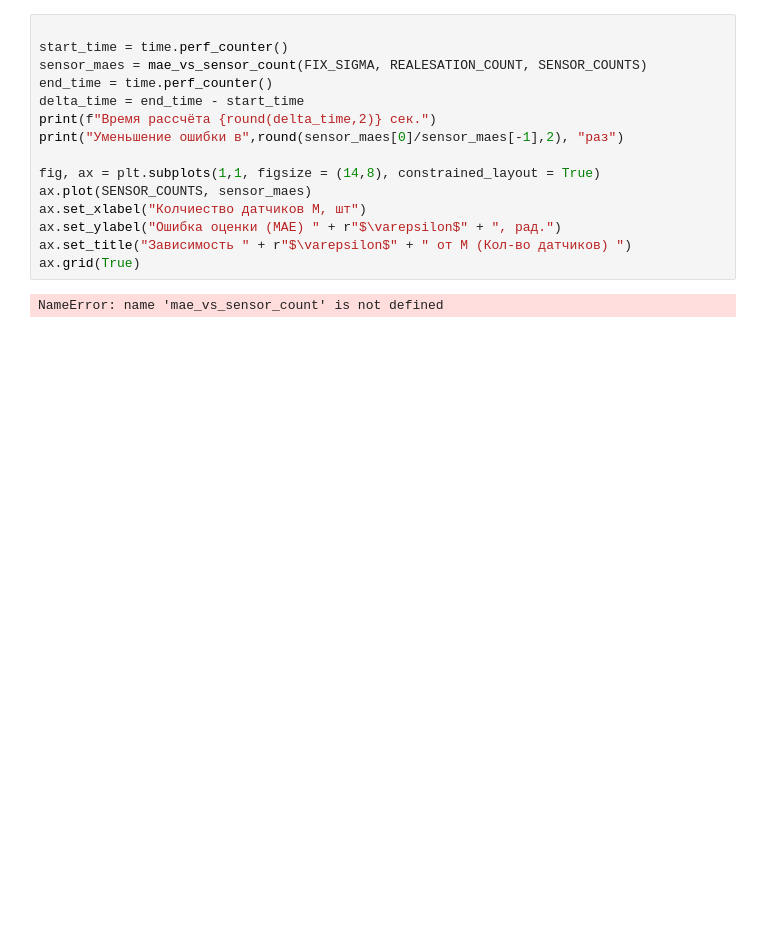
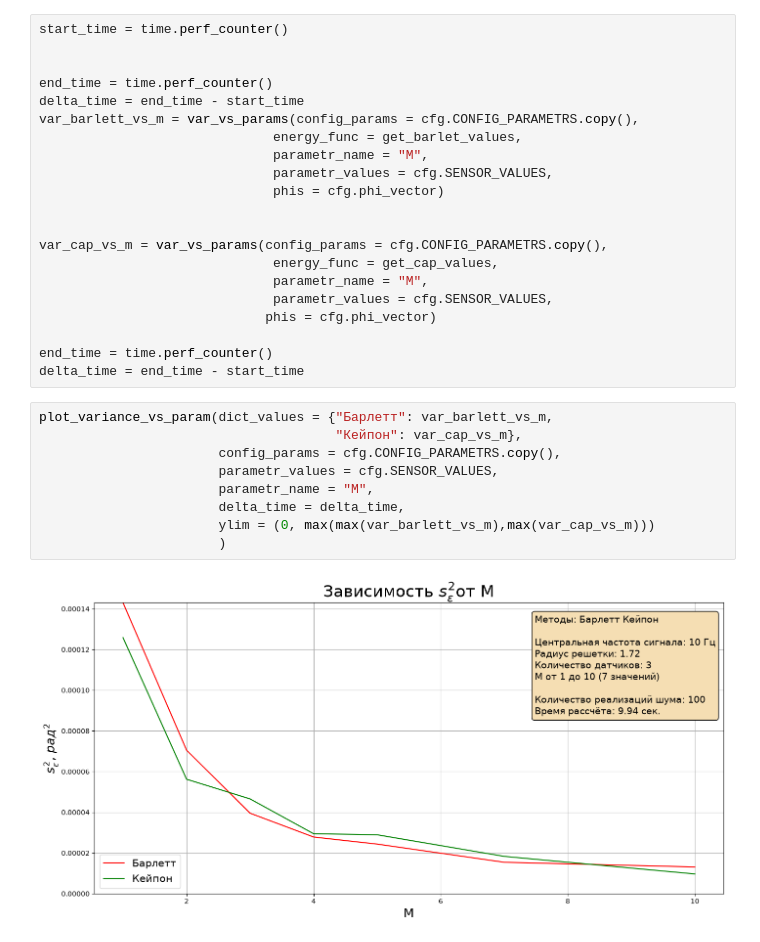
Before and after one commit to veitnemed/piling, a Jupyter notebook: report.ipynb, the cells around one changed output. Saved outputs shown, nothing was run; the diff lists cells and outputs as text; blank space fills up the shorter version.

```diff
--- a/report.ipynb
+++ b/report.ipynb
@@ -19,17 +46,32 @@ plot_variance_vs_param(est_methods = {"Барлетт": get_barlet_values,
 # %%
+start_time = time.perf_counter()
 
-start_time = time.perf_counter()
-sensor_maes = mae_vs_sensor_count(FIX_SIGMA, REALESATION_COUNT, SENSOR_COUNTS)
+
 end_time = time.perf_counter()
 delta_time = end_time - start_time
-print(f"Время рассчёта {round(delta_time,2)} сек.")
-print("Уменьшение ошибки в",round(sensor_maes[0]/sensor_maes[-1],2), "раз")
+var_barlett_vs_m = var_vs_params(config_params = cfg.CONFIG_PARAMETRS.copy(),
+                              energy_func = get_barlet_values,
+                              parametr_name = "M",
+                              parametr_values = cfg.SENSOR_VALUES,
+                              phis = cfg.phi_vector)
 
-fig, ax = plt.subplots(1,1, figsize = (14,8), constrained_layout = True)
-ax.plot(SENSOR_COUNTS, sensor_maes)
-ax.set_xlabel("Колчиество датчиков M, шт")
-ax.set_ylabel("Ошибка оценки (МАЕ) " + r"$\varepsilon$" + ", рад.")
-ax.set_title("Зависимость " + r"$\varepsilon$" + " от M (Кол-во датчиков) ")
-ax.grid(True)
+
+var_cap_vs_m = var_vs_params(config_params = cfg.CONFIG_PARAMETRS.copy(),
+                              energy_func = get_cap_values,
+                              parametr_name = "M",
+                              parametr_values = cfg.SENSOR_VALUES,
+                             phis = cfg.phi_vector)
+
+end_time = time.perf_counter()
+delta_time = end_time - start_time
-# %% [output]
-NameError: name 'mae_vs_sensor_count' is not defined
+# %%
+plot_variance_vs_param(dict_values = {"Барлетт": var_barlett_vs_m,
+                                      "Кейпон": var_cap_vs_m},
+                       config_params = cfg.CONFIG_PARAMETRS.copy(),
+                       parametr_values = cfg.SENSOR_VALUES,
+                       parametr_name = "M",
+                       delta_time = delta_time,
+                       ylim = (0, max(max(var_barlett_vs_m),max(var_cap_vs_m)))
+                       )
+# %% [output]
+[figure, added]
```
Also changed, not shown: parts of 5 cells of this notebook, 6 other files.
